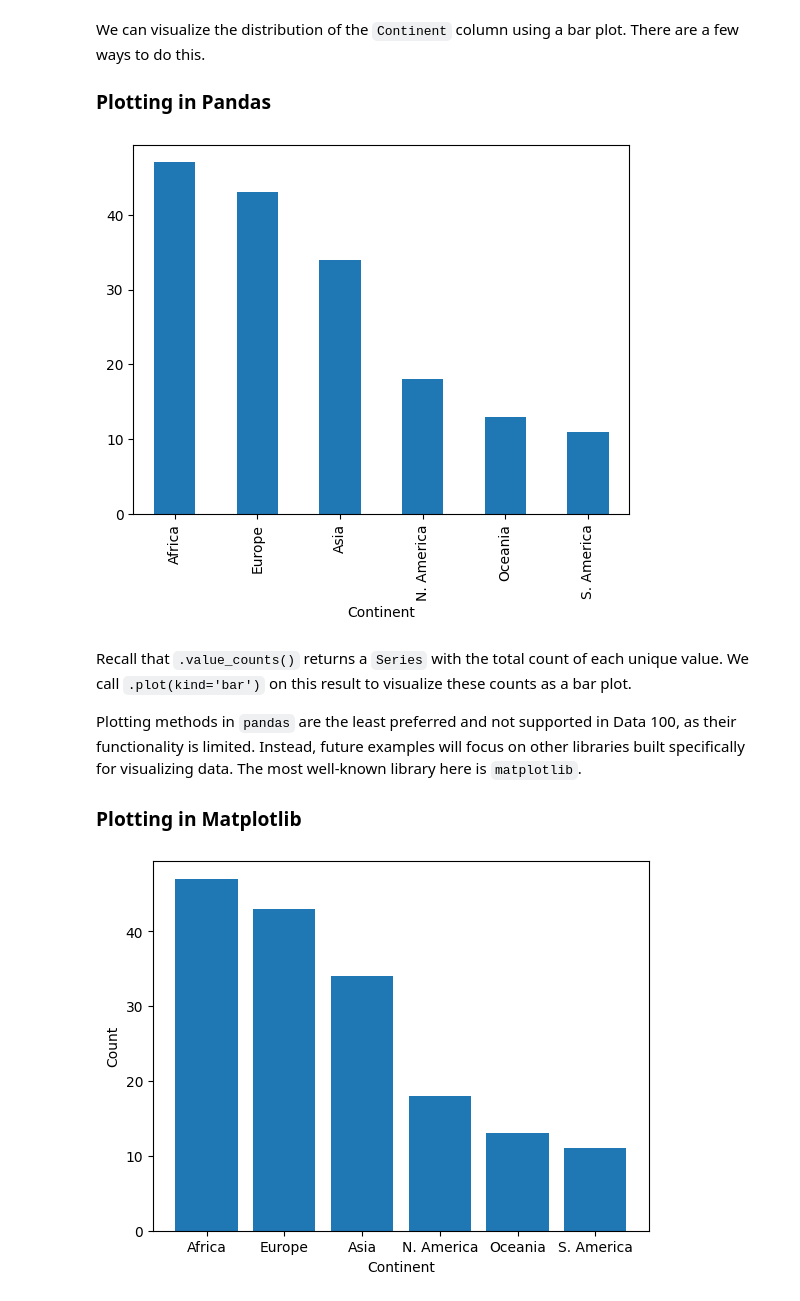
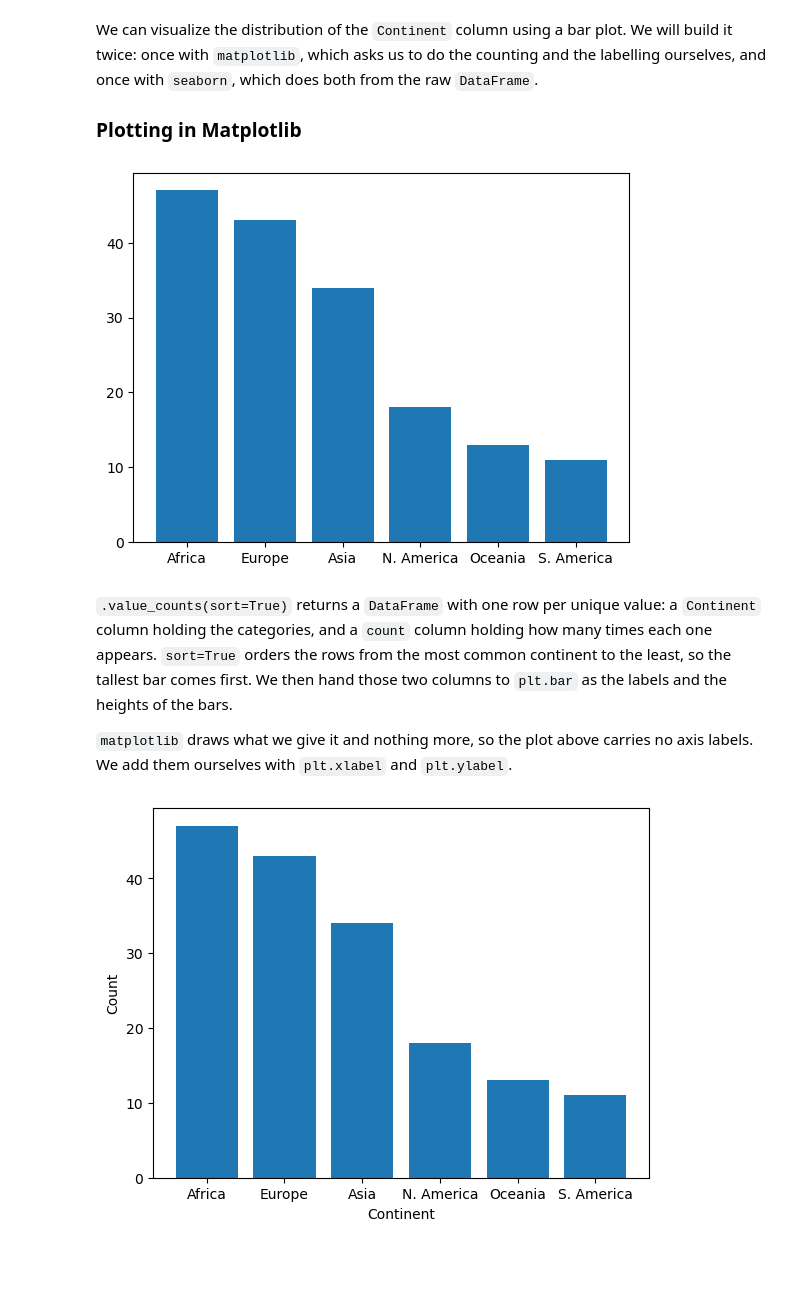
Before and after one commit to DS-100/course-notes, a Jupyter notebook: content/visualization_1/visualization_1.ipynb, the cells around one changed output. Drawn from its saved outputs; the diff is of its cells as text; code cells hidden in the pictures; blank space fills up the shorter version.

Commit message:
Visualization 1 and 2 Code under review

`````diff
--- a/content/visualization_1/visualization_1.ipynb
+++ b/content/visualization_1/visualization_1.ipynb
@@ -110,12 +106,10 @@ wb.head()
 ```
 ````
 # %%
-import pandas as pd
+import polars as pl
 import numpy as np
-import warnings
 
-warnings.filterwarnings("ignore", "use_inf_as_na") # Supresses distracting deprecation warnings
-
-wb = pd.read_csv("data/world_bank.csv", index_col=0)
+# The file's first column is an unnamed row label, which we drop
+wb = pl.read_csv("data/world_bank.csv").drop("")
 wb.head()
 # %% [output]
@@ -129,17 +124,18 @@ wb.head()
 # %% [markdown]
-We can visualize the distribution of the `Continent` column using a bar plot. There are a few ways to do this.
+We can visualize the distribution of the `Continent` column using a bar plot. We will build it twice: once with `matplotlib`, which asks us to do the counting and the labelling ourselves, and once with `seaborn`, which does both from the raw `DataFrame`.
 
-### Plotting in Pandas
+### Plotting in Matplotlib
 # %%
 #| fig-alt: A bar plot with each continent on the x-axis. The heights of the bars correspond to the value count for each continent. Africa has the tallest bar and S. America has the shortest.
-wb['Continent'].value_counts().plot(kind='bar');
+import matplotlib.pyplot as plt # matplotlib is typically given the alias plt
+
+continent = wb['Continent'].value_counts(sort=True)
+plt.bar(continent['Continent'], continent['count']);
 # %% [output]
-[figure, old version]
+[figure, new version]
 # %% [markdown]
-Recall that `.value_counts()` returns a `Series` with the total count of each unique value. We call `.plot(kind='bar')` on this result to visualize these counts as a bar plot.
+`.value_counts(sort=True)` returns a `DataFrame` with one row per unique value: a `Continent` column holding the categories, and a `count` column holding how many times each one appears. `sort=True` orders the rows from the most common continent to the least, so the tallest bar comes first. We then hand those two columns to `plt.bar` as the labels and the heights of the bars.
 
-Plotting methods in `pandas` are the least preferred and not supported in Data 100, as their functionality is limited. Instead, future examples will focus on other libraries built specifically for visualizing data. The most well-known library here is `matplotlib`.
-
-### Plotting in Matplotlib
+`matplotlib` draws what we give it and nothing more, so the plot above carries no axis labels. We add them ourselves with `plt.xlabel` and `plt.ylabel`.
 # %%
 #| fig-alt: A bar plot with each continent on the x-axis and count on the y-axis. The heights of the bars correspond to the value count for each continent. Africa has the tallest bar and S. America has the shortest.
`````
Also changed, not shown: parts of 23 cells of this notebook, 1 other file.
